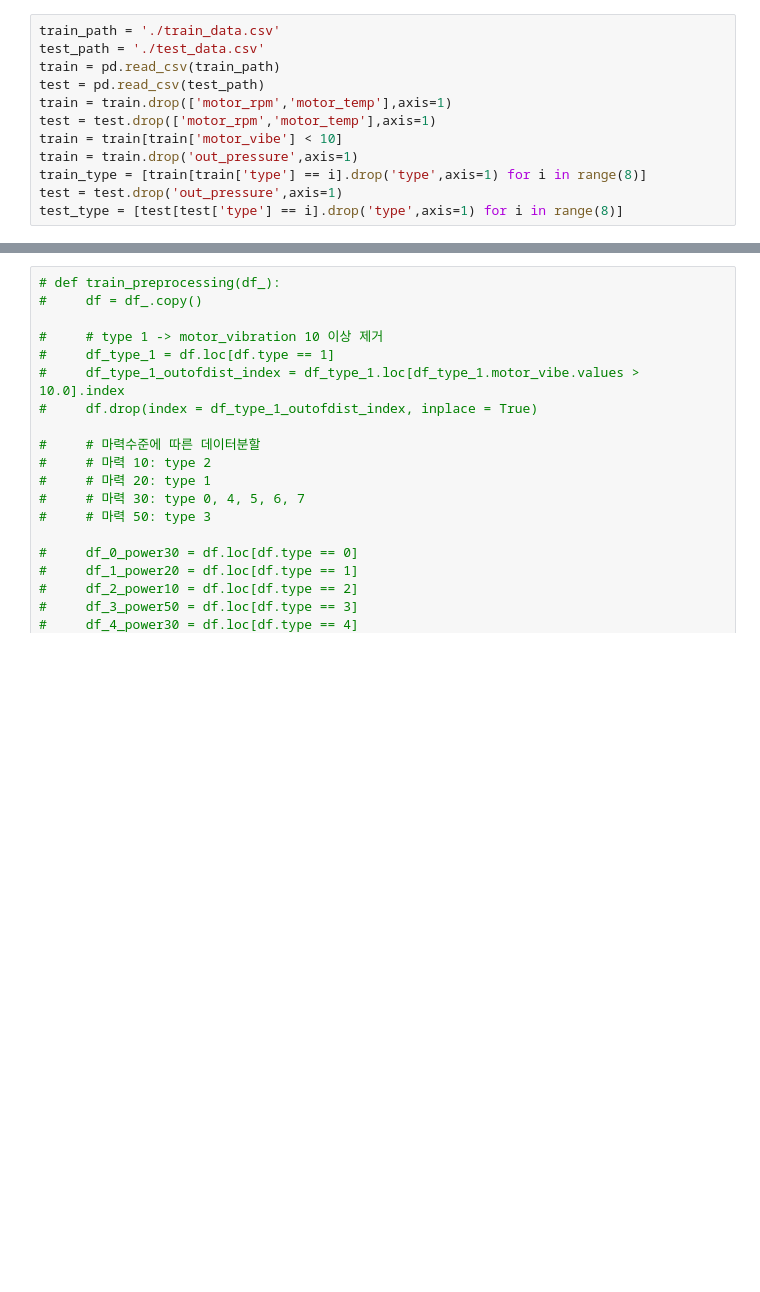
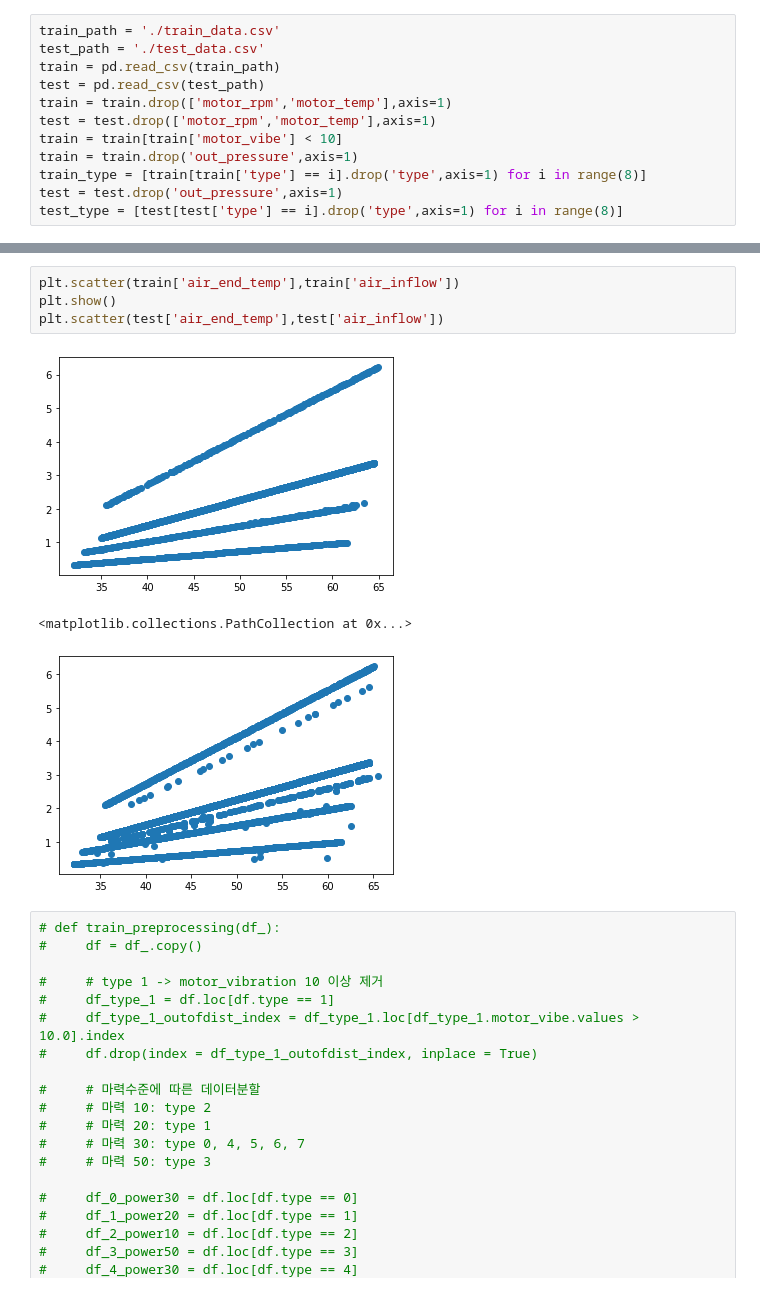
Before and after one commit to jjh0987/MyProject, a Jupyter notebook: pythonProject/AI_factory/2023_ai_spark/2023-04-14.ipynb, the cells around one changed output, grey strips where cells are left out. Saved outputs shown, nothing was run; the diff lists cells and outputs as text; blank space fills up the shorter version.

```diff
--- a/pythonProject/AI_factory/2023_ai_spark/2023-04-14.ipynb
+++ b/pythonProject/AI_factory/2023_ai_spark/2023-04-14.ipynb
@@ -58,3 +80,11 @@ plt.scatter(train['air_end_temp'],train['air_inflow'])
+# %%
+plt.scatter(train['air_end_temp'],train['air_inflow'])
+plt.show()
+plt.scatter(test['air_end_temp'],test['air_inflow'])
+# %% [output]
+[figure, added]
+<matplotlib.collections.PathCollection at 0x...>
+[figure, added]
 # %%
 # def train_preprocessing(df_):
 #     df = df_.copy()
```
Also changed, not shown: parts of 23 cells of this notebook, 5 other files.
